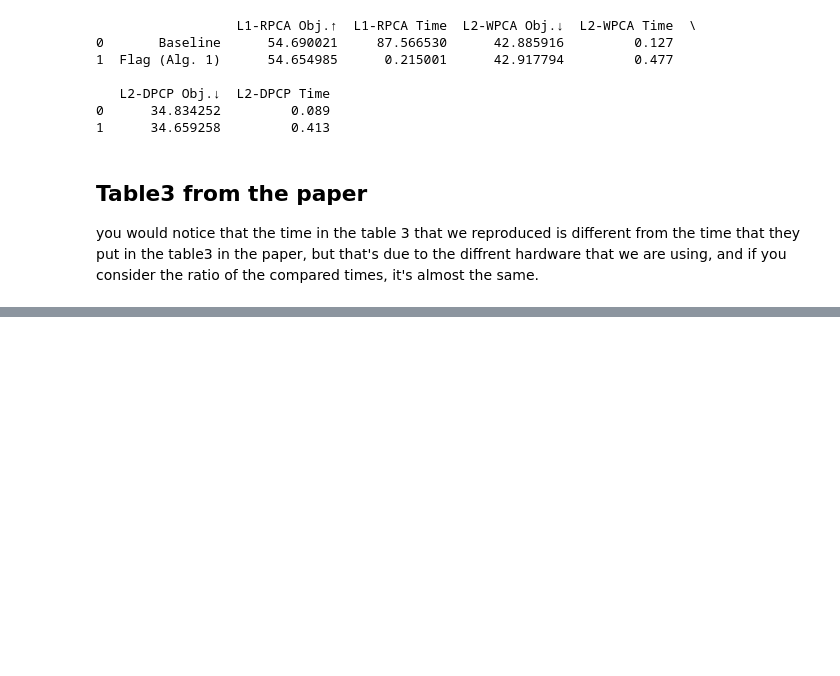
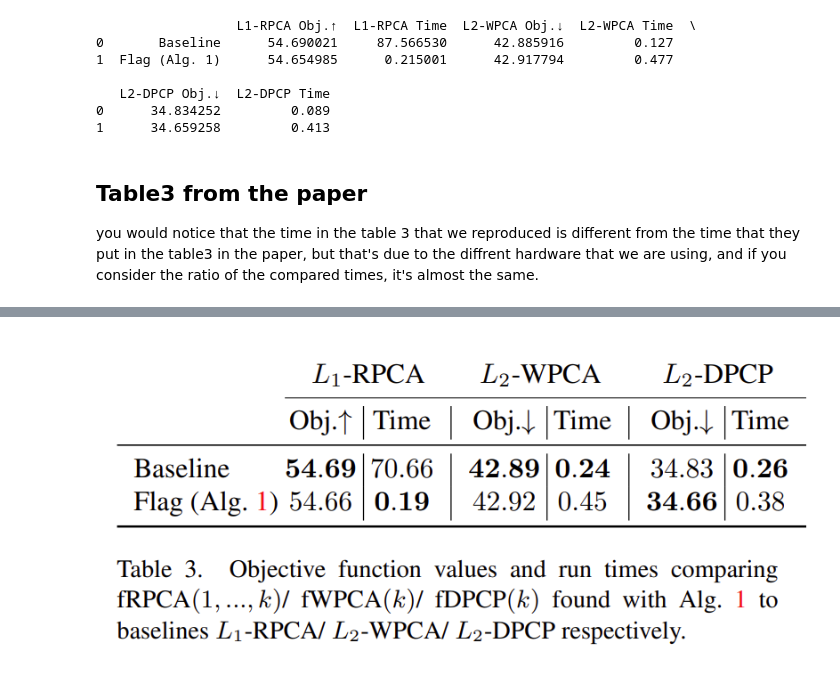
Before and after one commit to MasseyGhalayani/Paper01_funWithFlags, a Jupyter notebook: Report_FunWithFlags_01.ipynb, the cells around one changed output, grey strips where cells are left out. Cells and saved outputs as stored; diff of their text form; code cells hidden in the pictures; blank space fills up the shorter version.

```diff
--- a/Report_FunWithFlags_01.ipynb
+++ b/Report_FunWithFlags_01.ipynb
@@ -261,7 +261,7 @@ print(df)
 ## Table3 from the paper
 you would notice that the time in the table 3 that we reproduced is different from the time that they put in the table3 in the paper, but that's due to the diffrent hardware that we are using, and if you consider the ratio of the compared times, it's almost the same.
 # %%
-from IPython.display import Image
-from IPython.core.display import HTML
-Image(url= "./Results/table3.png")
+import IPython.display as display
+
+display.display(display.Image(filename="./Results/table3.png",width=800, height=600))
 # %% [output]
@@ -268,0 +268 @@ Image(url= "./Results/table3.png")
+[figure, added]
```
Also changed, not shown: parts of 1 cell of this notebook.
